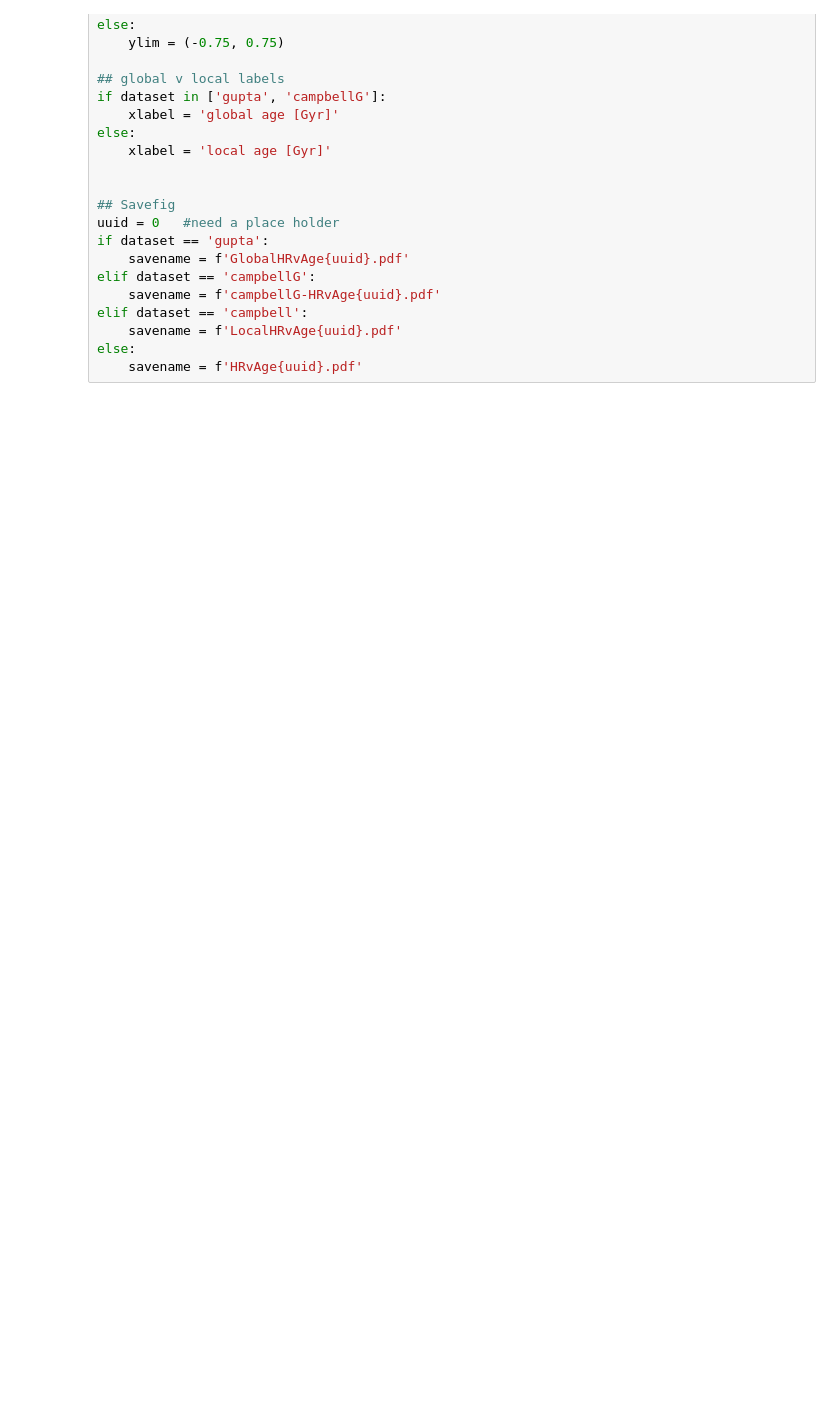
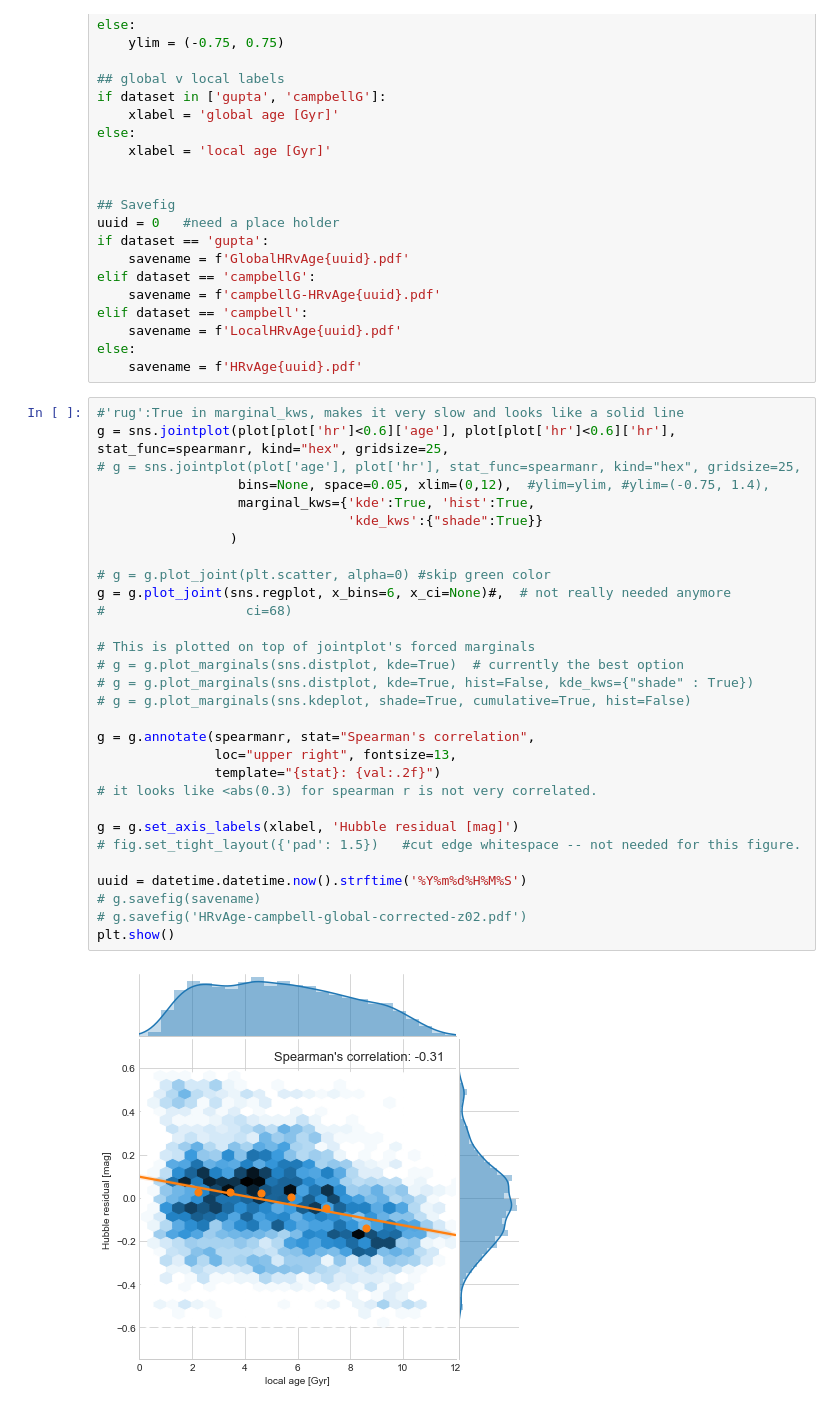
Before and after one commit to benjaminrose/MC-Age, a Jupyter notebook: figures/Results-HRvsAge-redshiftcut.ipynb, the cells around one changed output. Cells and saved outputs as stored; diff of their text form; blank space fills up the shorter version.

```diff
--- a/figures/Results-HRvsAge-redshiftcut.ipynb
+++ b/figures/Results-HRvsAge-redshiftcut.ipynb
@@ -174,3 +180,35 @@ elif dataset == 'campbell':
     savename = f'LocalHRvAge{uuid}.pdf'
 else:
     savename = f'HRvAge{uuid}.pdf'
+# %%
+#'rug':True in marginal_kws, makes it very slow and looks like a solid line
+g = sns.jointplot(plot[plot['hr']<0.6]['age'], plot[plot['hr']<0.6]['hr'], stat_func=spearmanr, kind="hex", gridsize=25,
+# g = sns.jointplot(plot['age'], plot['hr'], stat_func=spearmanr, kind="hex", gridsize=25,
+                  bins=None, space=0.05, xlim=(0,12),  #ylim=ylim, #ylim=(-0.75, 1.4),
+                  marginal_kws={'kde':True, 'hist':True,
+                                'kde_kws':{"shade":True}}
+                 )
+
+# g = g.plot_joint(plt.scatter, alpha=0) #skip green color
+g = g.plot_joint(sns.regplot, x_bins=6, x_ci=None)#,  # not really needed anymore
+#                  ci=68)
+
+# This is plotted on top of jointplot's forced marginals
+# g = g.plot_marginals(sns.distplot, kde=True)  # currently the best option
+# g = g.plot_marginals(sns.distplot, kde=True, hist=False, kde_kws={"shade" : True})
+# g = g.plot_marginals(sns.kdeplot, shade=True, cumulative=True, hist=False)
+
+g = g.annotate(spearmanr, stat="Spearman's correlation",
+               loc="upper right", fontsize=13,
+               template="{stat}: {val:.2f}")
+# it looks like <abs(0.3) for spearman r is not very correlated.
+
+g = g.set_axis_labels(xlabel, 'Hubble residual [mag]')
+# fig.set_tight_layout({'pad': 1.5})   #cut edge whitespace -- not needed for this figure.
+
+uuid = datetime.datetime.now().strftime('%Y%m%d%H%M%S')
+# g.savefig(savename)
+# g.savefig('HRvAge-campbell-global-corrected-z02.pdf')
+plt.show()
+# %% [output]
+[figure, added]
```
Also changed, not shown: parts of 14 cells of this notebook, 5 other files.
